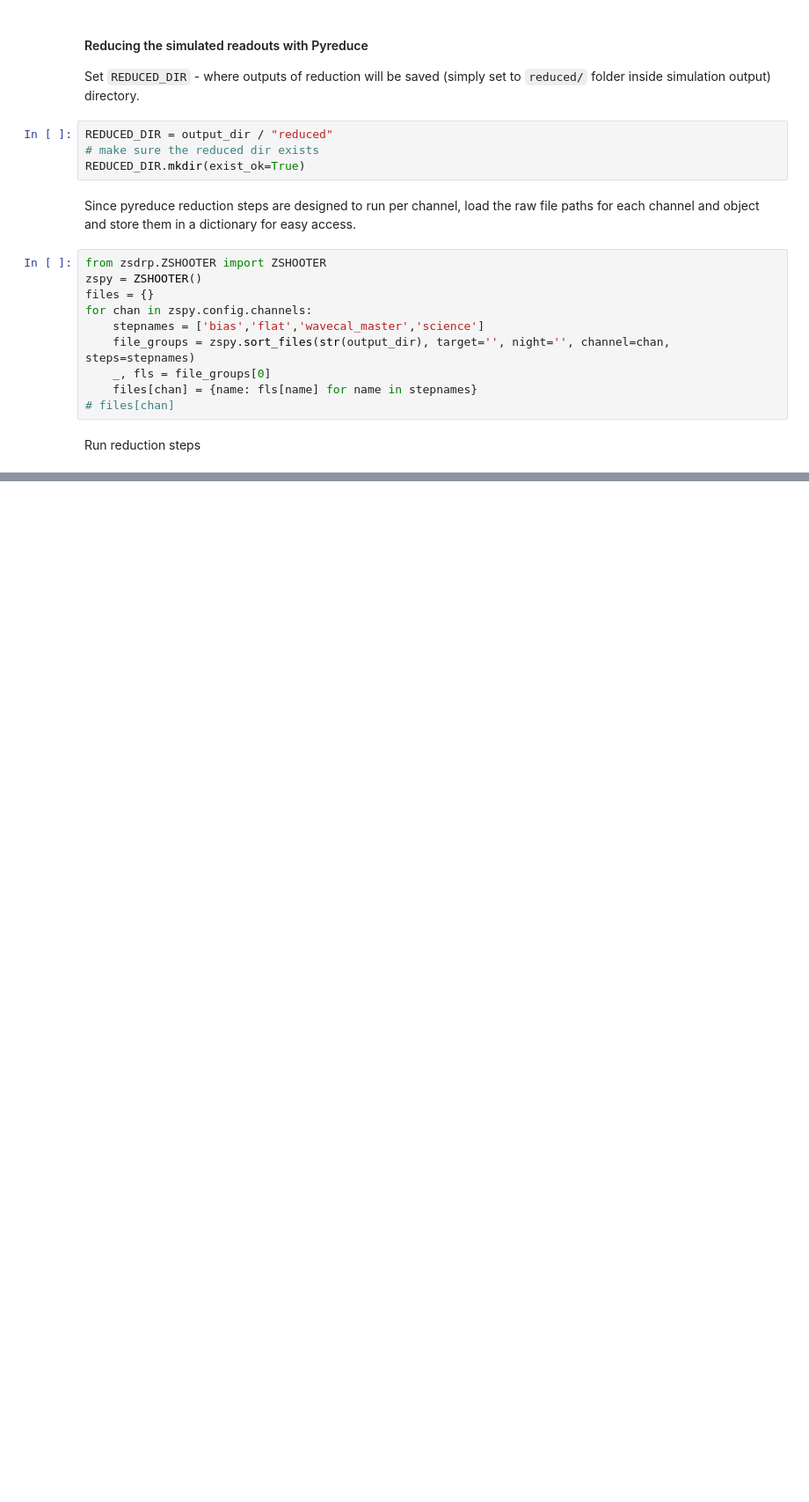
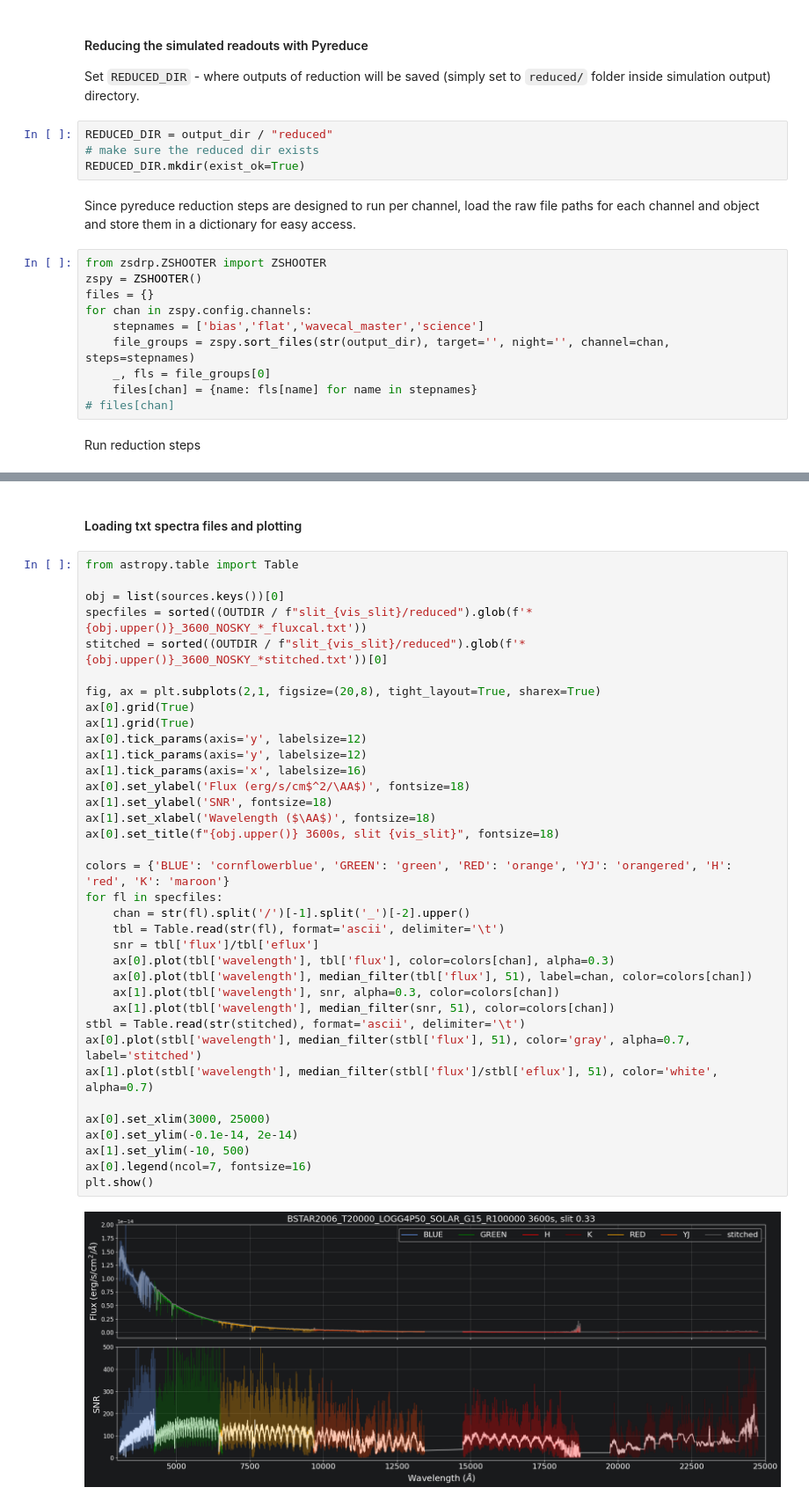
Before and after one commit to CaltechOpticalObservatories/zs-scopesim, a Jupyter notebook: notebooks/02_Stellar.ipynb, the cells around one changed output, grey strips where cells are left out. Shown at 88% size. Drawn from its saved outputs; the diff is of its cells as text; blank space fills up the shorter version.

```diff
--- a/notebooks/02_Stellar.ipynb
+++ b/notebooks/02_Stellar.ipynb
@@ -322,0 +335,40 @@ plt.show()
+# %% [markdown]
+#### Loading txt spectra files and plotting
+# %%
+from astropy.table import Table
+
+obj = list(sources.keys())[0]
+specfiles = sorted((OUTDIR / f"slit_{vis_slit}/reduced").glob(f'*{obj.upper()}_3600_NOSKY_*_fluxcal.txt'))
+stitched = sorted((OUTDIR / f"slit_{vis_slit}/reduced").glob(f'*{obj.upper()}_3600_NOSKY_*stitched.txt'))[0]
+
+fig, ax = plt.subplots(2,1, figsize=(20,8), tight_layout=True, sharex=True)
+ax[0].grid(True)
+ax[1].grid(True)
+ax[0].tick_params(axis='y', labelsize=12)
+ax[1].tick_params(axis='y', labelsize=12)
+ax[1].tick_params(axis='x', labelsize=16)
+ax[0].set_ylabel('Flux (erg/s/cm$^2/\AA$)', fontsize=18)
+ax[1].set_ylabel('SNR', fontsize=18)
+ax[1].set_xlabel('Wavelength ($\AA$)', fontsize=18)
+ax[0].set_title(f"{obj.upper()} 3600s, slit {vis_slit}", fontsize=18)
+
+colors = {'BLUE': 'cornflowerblue', 'GREEN': 'green', 'RED': 'orange', 'YJ': 'orangered', 'H': 'red', 'K': 'maroon'}
+for fl in specfiles:
+    chan = str(fl).split('/')[-1].split('_')[-2].upper()
+    tbl = Table.read(str(fl), format='ascii', delimiter='\t')
+    snr = tbl['flux']/tbl['eflux']
+    ax[0].plot(tbl['wavelength'], tbl['flux'], color=colors[chan], alpha=0.3)
+    ax[0].plot(tbl['wavelength'], median_filter(tbl['flux'], 51), label=chan, color=colors[chan])
+    ax[1].plot(tbl['wavelength'], snr, alpha=0.3, color=colors[chan])
+    ax[1].plot(tbl['wavelength'], median_filter(snr, 51), color=colors[chan])
+stbl = Table.read(str(stitched), format='ascii', delimiter='\t')
+ax[0].plot(stbl['wavelength'], median_filter(stbl['flux'], 51), color='gray', alpha=0.7, label='stitched')
+ax[1].plot(stbl['wavelength'], median_filter(stbl['flux']/stbl['eflux'], 51), color='white', alpha=0.7)
+
+ax[0].set_xlim(3000, 25000)
+ax[0].set_ylim(-0.1e-14, 2e-14)
+ax[1].set_ylim(-10, 500)
+ax[0].legend(ncol=7, fontsize=16)
+plt.show()
+# %% [output]
+[figure, added]
```
Also changed, not shown: parts of 8 cells of this notebook, 1 other file.
